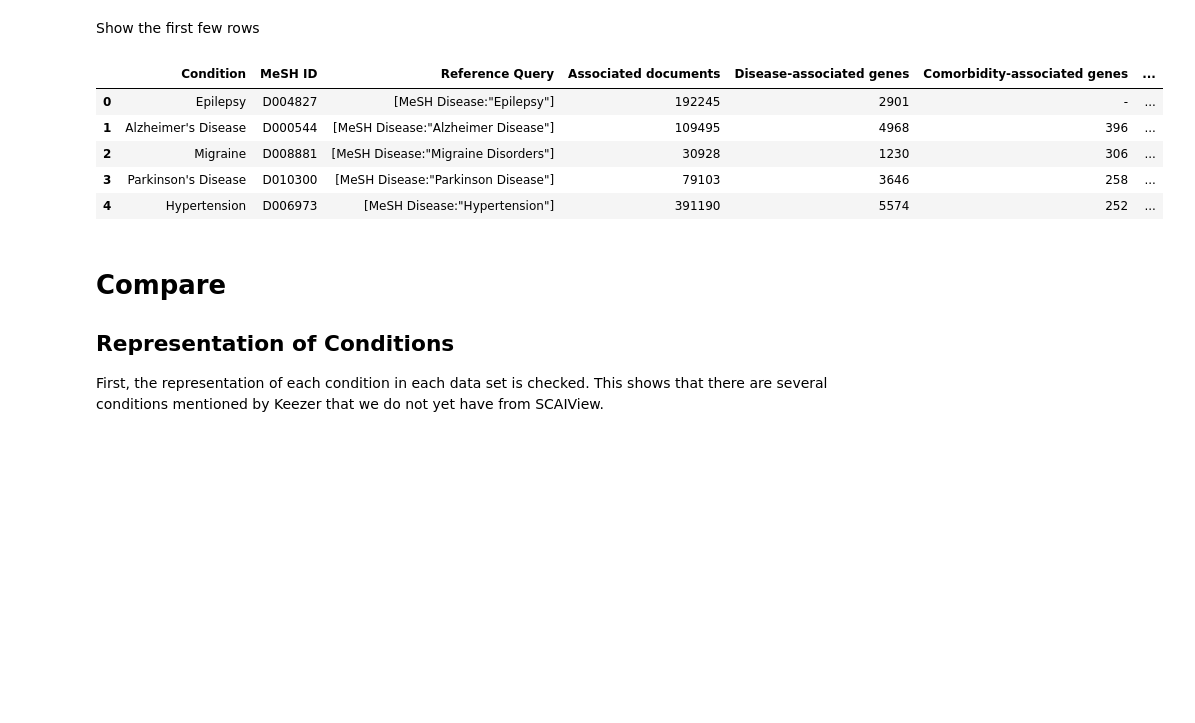
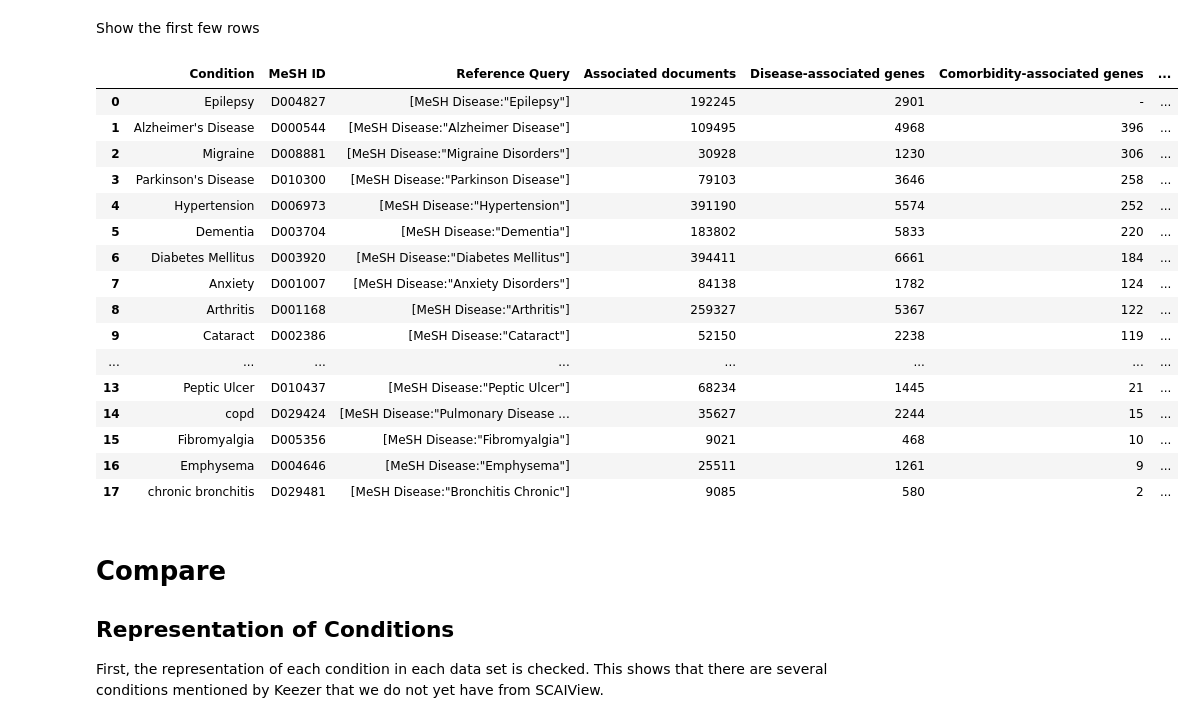
Before and after one commit to neurommsig-epilepsy/EpiCom, a Jupyter notebook: Epidemiology versus Literature-Based Comorbidity.ipynb, the cells around one changed output. Saved outputs shown, nothing was run; the diff lists cells and outputs as text; code cells hidden in the pictures; blank space fills up the shorter version.

```diff
--- a/Epidemiology versus Literature-Based Comorbidity.ipynb
+++ b/Epidemiology versus Literature-Based Comorbidity.ipynb
@@ -58,21 +58,32 @@ gene_df = pd.read_csv(gene_df_path, sep='\t')
 # %%
 scaiview_map = {
     'Pulmonary Disease, Chronic Obstructive': 'copd',
-    'bronchitis chronic': 'chronic bronchiti'
+    'Bronchitis Chronic': 'chronic bronchitis',
 }
 
 gene_df.Condition = gene_df.Condition.map(lambda x: scaiview_map.get(x, x))
 # %% [markdown]
 Show the first few rows
 # %%
-gene_df.head()
+gene_df
 # %% [output]
 |  | Condition | MeSH ID | Reference Query | Associated documents | Disease-associated genes | Comorbidity-associated genes | ... |
 | 0 | Epilepsy | D004827 | [MeSH Disease:"Epilepsy"] | 192245 | 2901 | - | ... |
 | 1 | Alzheimer's Disease | D000544 | [MeSH Disease:"Alzheimer Disease"] | 109495 | 4968 | 396 | ... |
 | 2 | Migraine | D008881 | [MeSH Disease:"Migraine Disorders"] | 30928 | 1230 | 306 | ... |
 | 3 | Parkinson's Disease | D010300 | [MeSH Disease:"Parkinson Disease"] | 79103 | 3646 | 258 | ... |
 | 4 | Hypertension | D006973 | [MeSH Disease:"Hypertension"] | 391190 | 5574 | 252 | ... |
+| 5 | Dementia | D003704 | [MeSH Disease:"Dementia"] | 183802 | 5833 | 220 | ... |
+| 6 | Diabetes Mellitus | D003920 | [MeSH Disease:"Diabetes Mellitus"] | 394411 | 6661 | 184 | ... |
+| 7 | Anxiety | D001007 | [MeSH Disease:"Anxiety Disorders"] | 84138 | 1782 | 124 | ... |
+| 8 | Arthritis | D001168 | [MeSH Disease:"Arthritis"] | 259327 | 5367 | 122 | ... |
+| 9 | Cataract | D002386 | [MeSH Disease:"Cataract"] | 52150 | 2238 | 119 | ... |
+| ... | ... | ... | ... | ... | ... | ... | ... |
+| 13 | Peptic Ulcer | D010437 | [MeSH Disease:"Peptic Ulcer"] | 68234 | 1445 | 21 | ... |
+| 14 | copd | D029424 | [MeSH Disease:"Pulmonary Disease ... | 35627 | 2244 | 15 | ... |
+| 15 | Fibromyalgia | D005356 | [MeSH Disease:"Fibromyalgia"] | 9021 | 468 | 10 | ... |
+| 16 | Emphysema | D004646 | [MeSH Disease:"Emphysema"] | 25511 | 1261 | 9 | ... |
+| 17 | chronic bronchitis | D029481 | [MeSH Disease:"Bronchitis Chronic"] | 9085 | 580 | 2 | ... |
 # %% [markdown]
 #  Compare
 
```
Also changed, not shown: parts of 6 cells of this notebook.
